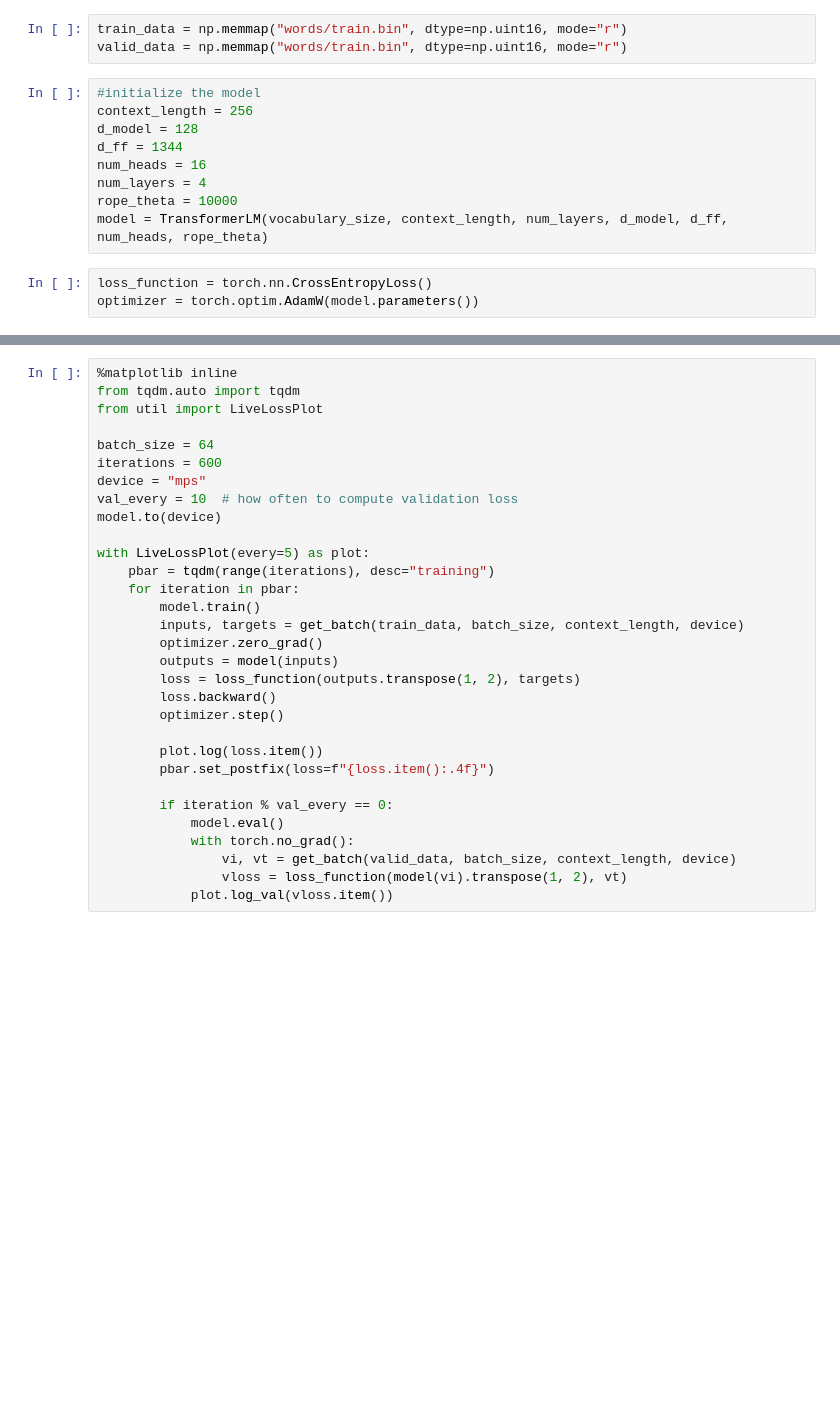
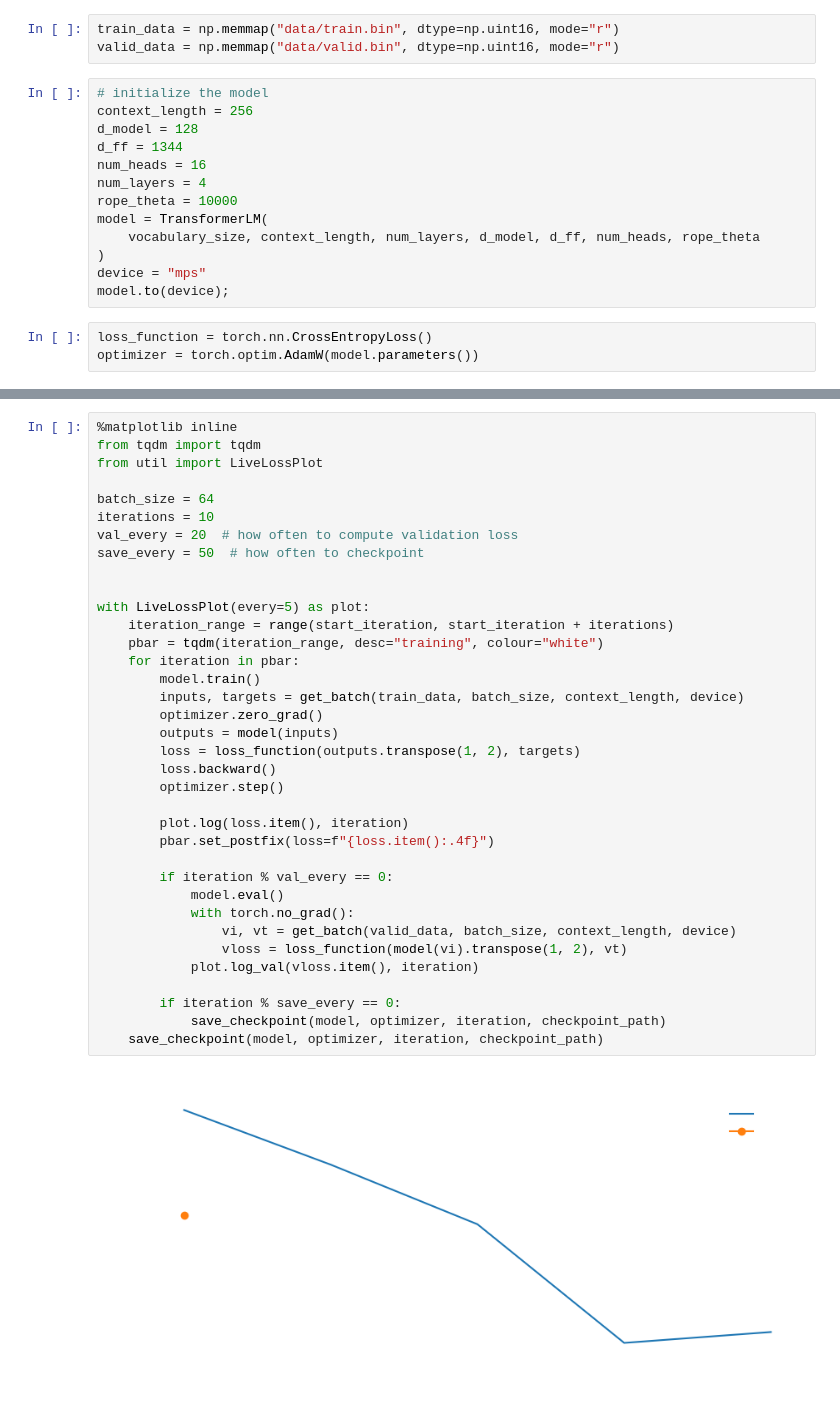
Before and after one commit to ocanphys/transformer, a Jupyter notebook: training.ipynb, the cells around one changed output, grey strips where cells are left out. Saved outputs shown, nothing was run; the diff lists cells and outputs as text; blank space fills up the shorter version.

Commit message:
checkpoint init

```diff
--- a/training.ipynb
+++ b/training.ipynb
@@ -35,15 +69,19 @@ textfile_to_tokens_as_binary("../data/TinyStoriesV2-GPT4-valid.txt","data/valid.
 # %%
-train_data = np.memmap("words/train.bin", dtype=np.uint16, mode="r")
-valid_data = np.memmap("words/train.bin", dtype=np.uint16, mode="r")
+train_data = np.memmap("data/train.bin", dtype=np.uint16, mode="r")
+valid_data = np.memmap("data/valid.bin", dtype=np.uint16, mode="r")
 # %%
-#initialize the model
+# initialize the model
 context_length = 256
 d_model = 128
 d_ff = 1344
 num_heads = 16
 num_layers = 4
 rope_theta = 10000
-model = TransformerLM(vocabulary_size, context_length, num_layers, d_model, d_ff, num_heads, rope_theta)
+model = TransformerLM(
+    vocabulary_size, context_length, num_layers, d_model, d_ff, num_heads, rope_theta
+)
+device = "mps"
+model.to(device);
 # %%
 loss_function = torch.nn.CrossEntropyLoss()
 optimizer = torch.optim.AdamW(model.parameters())
@@ -50,31 +158,38 @@ optimizer = torch.optim.AdamW(model.parameters())
 # %%
 %matplotlib inline
-from tqdm.auto import tqdm
+from tqdm import tqdm
 from util import LiveLossPlot
 
 batch_size = 64
-iterations = 600
-device = "mps"
-val_every = 10  # how often to compute validation loss
-model.to(device)
+iterations = 10
+val_every = 20  # how often to compute validation loss
+save_every = 50  # how often to checkpoint
+
 
 with LiveLossPlot(every=5) as plot:
-    pbar = tqdm(range(iterations), desc="training")
+    iteration_range = range(start_iteration, start_iteration + iterations)
+    pbar = tqdm(iteration_range, desc="training", colour="white")
     for iteration in pbar:
         model.train()
         inputs, targets = get_batch(train_data, batch_size, context_length, device)
         optimizer.zero_grad()
         outputs = model(inputs)
         loss = loss_function(outputs.transpose(1, 2), targets)
         loss.backward()
         optimizer.step()
 
-        plot.log(loss.item())
+        plot.log(loss.item(), iteration)
         pbar.set_postfix(loss=f"{loss.item():.4f}")
 
         if iteration % val_every == 0:
             model.eval()
             with torch.no_grad():
                 vi, vt = get_batch(valid_data, batch_size, context_length, device)
                 vloss = loss_function(model(vi).transpose(1, 2), vt)
-            plot.log_val(vloss.item())
+            plot.log_val(vloss.item(), iteration)
+
+        if iteration % save_every == 0:
+            save_checkpoint(model, optimizer, iteration, checkpoint_path)
+    save_checkpoint(model, optimizer, iteration, checkpoint_path)
+# %% [output]
+[figure, added]
```
Also changed, not shown: parts of 10 cells of this notebook, 1 other file.
